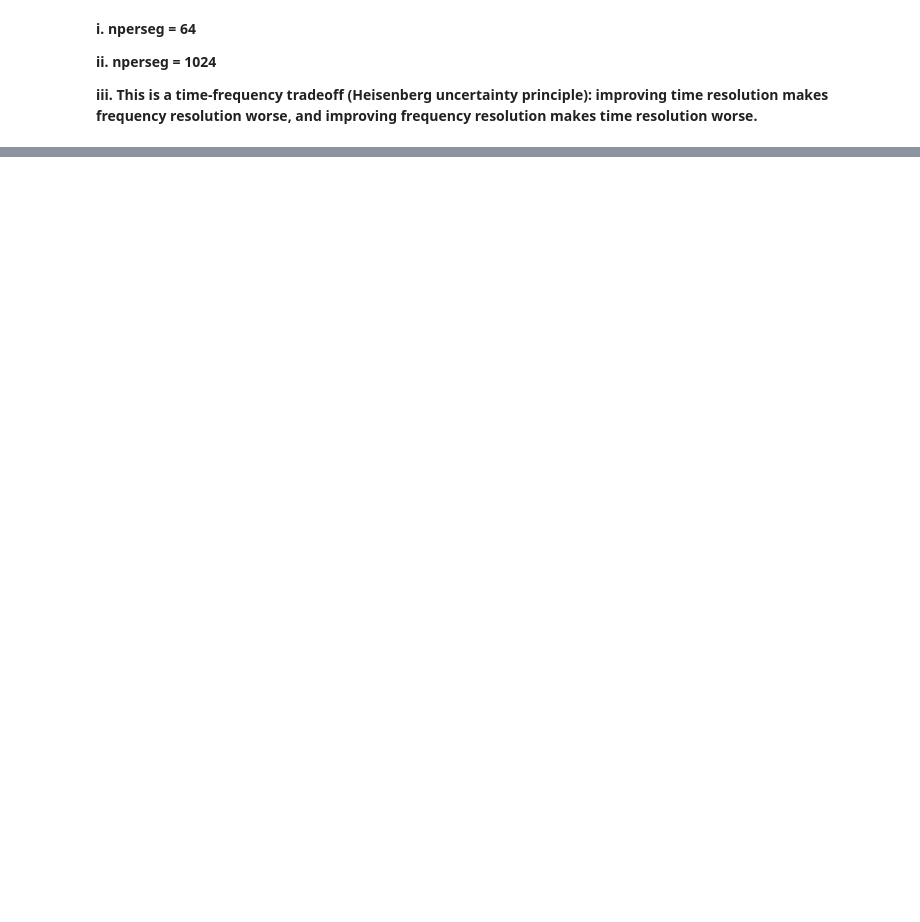
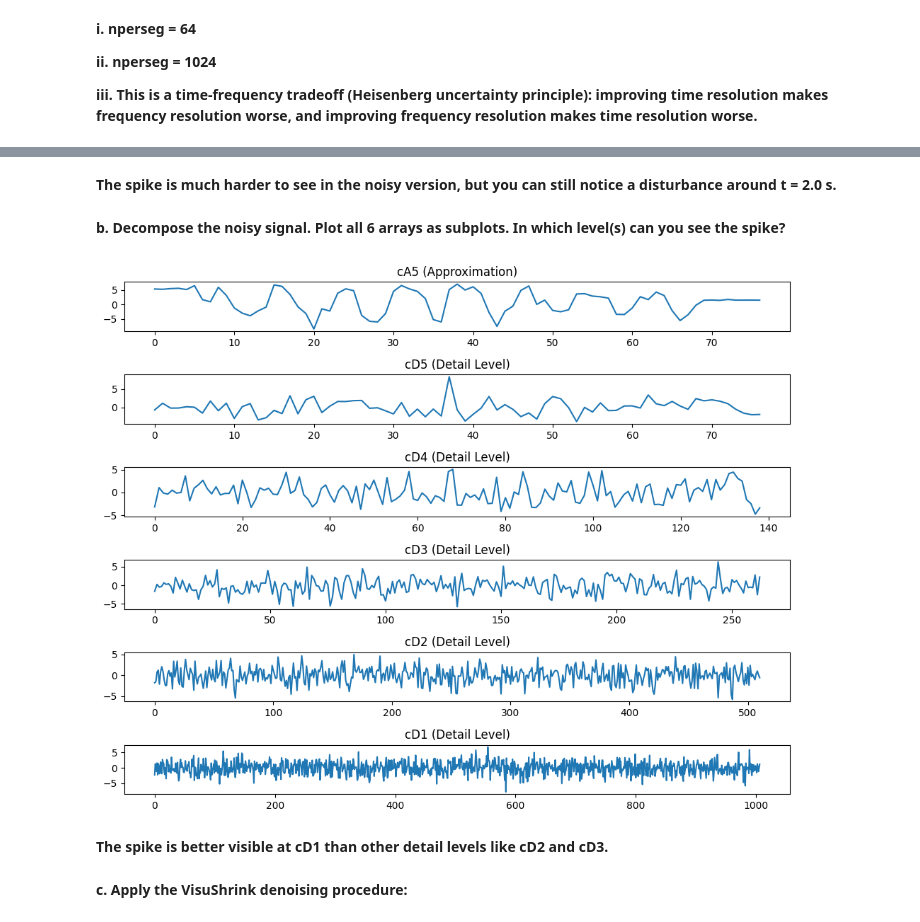
Before and after one commit to sarana22/Spectral-Features-for-Time-Series, a Jupyter notebook: SpectralFeatures.ipynb, the cells around one changed output, grey strips where cells are left out. Drawn from its saved outputs; the diff is of its cells as text; code cells hidden in the pictures; blank space fills up the shorter version.

```diff
--- a/SpectralFeatures.ipynb
+++ b/SpectralFeatures.ipynb
@@ -264,0 +302,26 @@ plt.show()
+# %% [markdown]
+**The spike is much harder to see in the noisy version, but you can still notice a disturbance around t = 2.0 s.**
+# %% [markdown]
+**b. Decompose the noisy signal. Plot all 6 arrays as subplots. In which level(s) can you see the spike?**
+# %%
+coeffs = pywt.wavedec(x_noisy, 'sym8', level=5)
+
+plt.figure(figsize=(10,8))
+
+for i, c in enumerate(coeffs):
+    plt.subplot(len(coeffs), 1, i+1)
+    plt.plot(c)
+
+    if i == 0:
+        plt.title('cA5 (Approximation)')
+    else:
+        plt.title(f'cD{6-i} (Detail Level)')
+
+plt.tight_layout()
+plt.show()
+# %% [output]
+[figure, added]
+# %% [markdown]
+**The spike is better visible at cD1 than other detail levels like cD2 and cD3.**
+# %% [markdown]
+**c. Apply the VisuShrink denoising procedure:**
```
Also changed, not shown: parts of 17 cells of this notebook.
